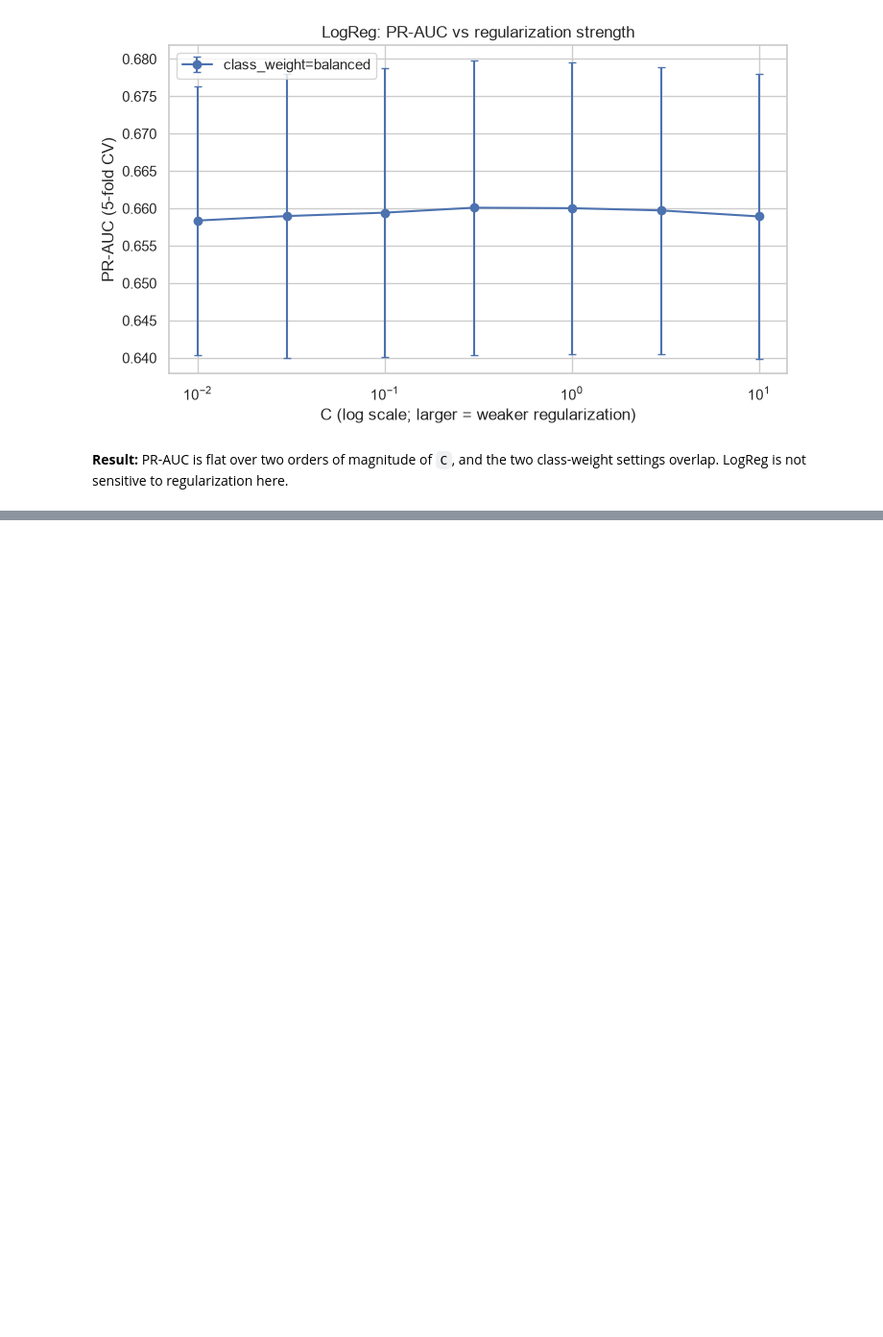
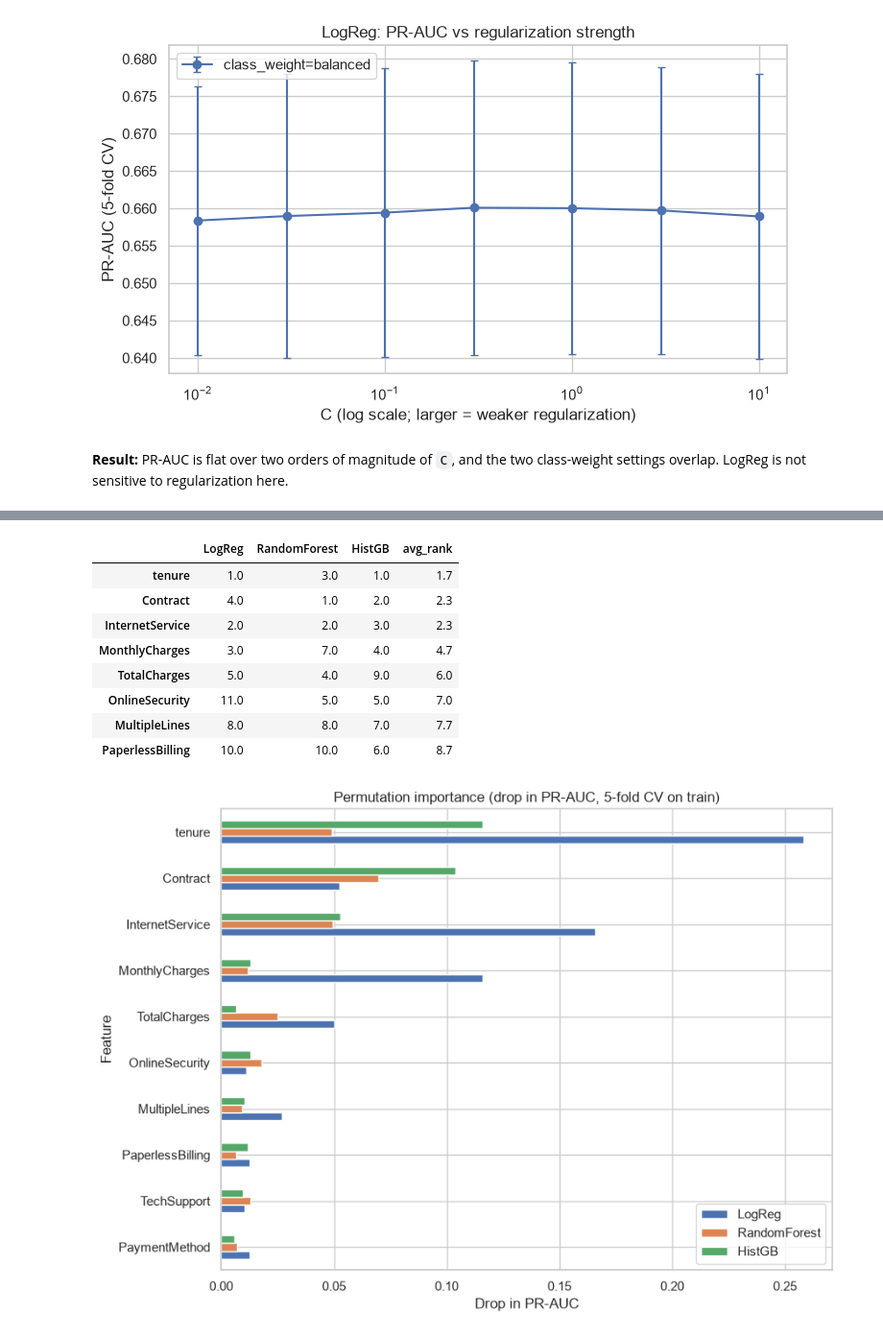
Before and after one commit to Sheyda-Fathi/customer-churn-prediction, a Jupyter notebook: notebooks/03_modeling.ipynb, the cells around one changed output, grey strips where cells are left out. Shown at 96% size. Saved outputs shown, nothing was run; the diff lists cells and outputs as text; code cells hidden in the pictures; blank space fills up the shorter version.

```diff
--- a/notebooks/03_modeling.ipynb
+++ b/notebooks/03_modeling.ipynb
@@ -550,0 +622,29 @@ plt.show()
+# %%
+perm = {n: cv_permutation_importance(m, X_train, y_train, cv=cv)
+        for n, m in tuned_models.items()}
+perm_mean = pd.DataFrame({n: d['mean'] for n, d in perm.items()})
+perm_mean.round(4).to_csv(REPORT_DIR / 'permutation_importance.csv')
+
+ranks = (perm_mean.rank(ascending=False)
+         .assign(avg_rank=lambda d: d.mean(axis=1))
+         .sort_values('avg_rank'))
+display(ranks.head(8).round(1))
+
+top10 = ranks.head(10).index
+ax = perm_mean.loc[top10].iloc[::-1].plot(kind='barh', figsize=(9, 6.5))
+ax.set_title('Permutation importance (drop in PR-AUC, 5-fold CV on train)')
+ax.set_xlabel('Drop in PR-AUC')
+ax.set_ylabel('Feature')
+save_fig('20_permutation_importance')
+plt.show()
+# %% [output]
+|  | LogReg | RandomForest | HistGB | avg_rank |
+| tenure | 1.0 | 3.0 | 1.0 | 1.7 |
+| Contract | 4.0 | 1.0 | 2.0 | 2.3 |
+| InternetService | 2.0 | 2.0 | 3.0 | 2.3 |
+| MonthlyCharges | 3.0 | 7.0 | 4.0 | 4.7 |
+| TotalCharges | 5.0 | 4.0 | 9.0 | 6.0 |
+| OnlineSecurity | 11.0 | 5.0 | 5.0 | 7.0 |
+| MultipleLines | 8.0 | 8.0 | 7.0 | 7.7 |
+| PaperlessBilling | 10.0 | 10.0 | 6.0 | 8.7 |
+[figure, added]
```
Also changed, not shown: parts of 27 cells of this notebook, 12 other files.
